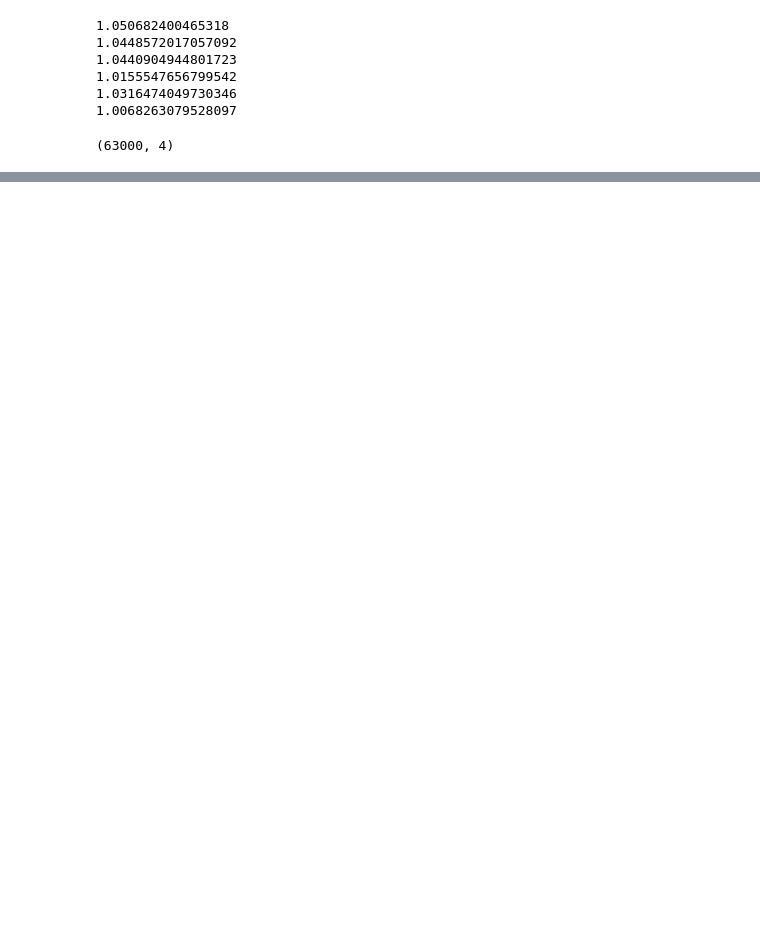
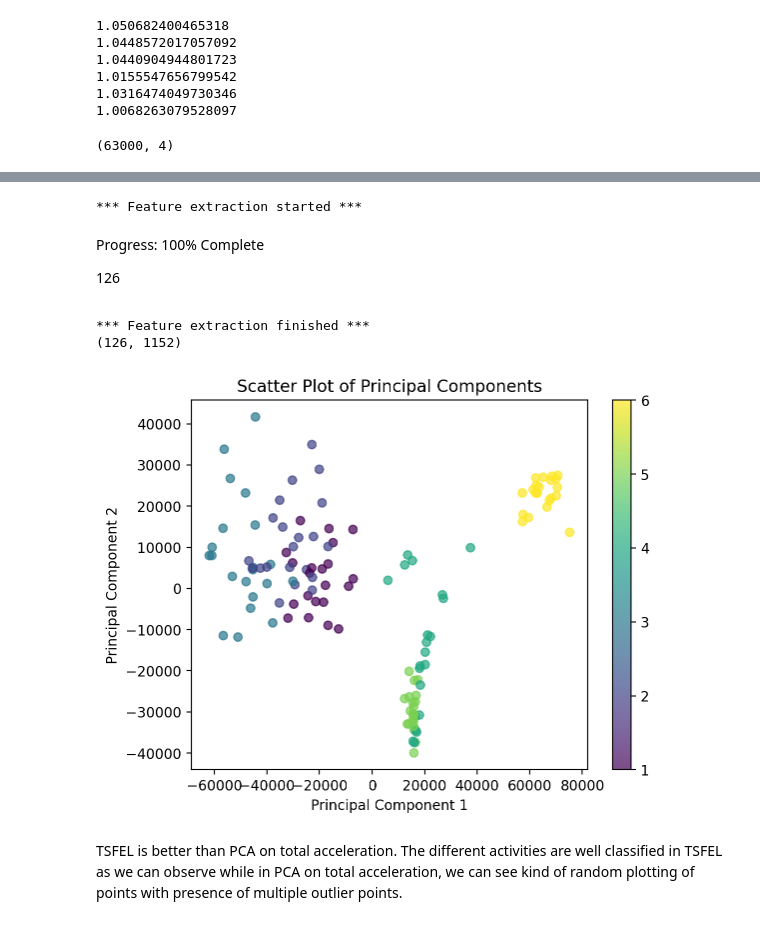
Before and after one commit to Reckadon/ES335-ML-Assignment-1, a Jupyter notebook: scratch_7.ipynb, the cells around one changed output, grey strips where cells are left out. Drawn from its saved outputs; the diff is of its cells as text; code cells hidden in the pictures; blank space fills up the shorter version.

```diff
--- a/scratch_7.ipynb
+++ b/scratch_7.ipynb
@@ -149,0 +304,26 @@ Reshape your data either using array.reshape(-1, 1) if your data has a single fe
+# %%
+import tsfel
+
+cfg = tsfel.get_features_by_domain()
+features = tsfel.time_series_features_extractor(cfg,df[["accx","accy","accz"]], fs=50, window_size=500)
+
+print(features.shape)
+
+
+xpcatsfel = pca.fit_transform(features)
+scattertsfel = plt.scatter(xpcatsfel[:, 0],xpcatsfel[:, 1],c=y_train,cmap='viridis',alpha=0.7)
+# print(xpca.size)
+plt.xlabel('Principal Component 1')
+plt.ylabel('Principal Component 2')
+plt.title('Scatter Plot of Principal Components')
+plt.colorbar(scattertsfel)
+plt.show()
+# %% [output]
+*** Feature extraction started ***
+Progress: 100% Complete
+126
+*** Feature extraction finished ***
+(126, 1152)
+[figure, added]
+# %% [markdown]
+TSFEL is better than PCA on total acceleration. The different activities are well classified in TSFEL as we can observe while in PCA on total acceleration, we can see kind of random plotting of points with presence of multiple outlier points.
```
Also changed, not shown: parts of 7 cells of this notebook.
